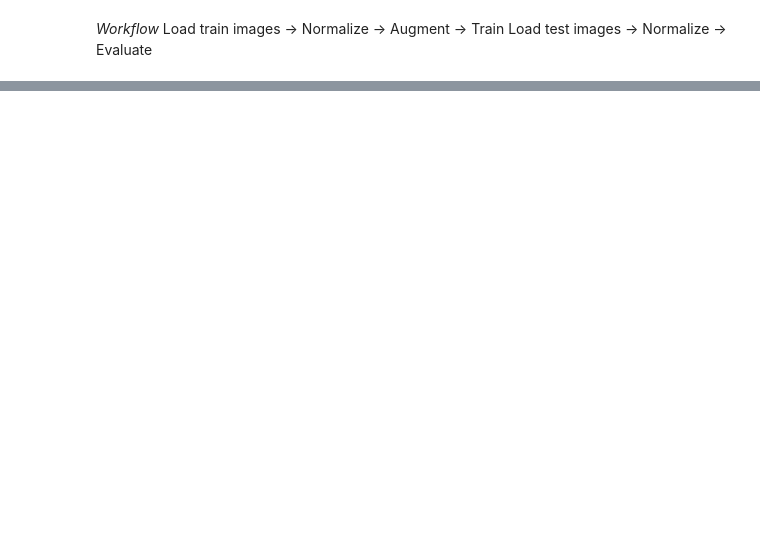
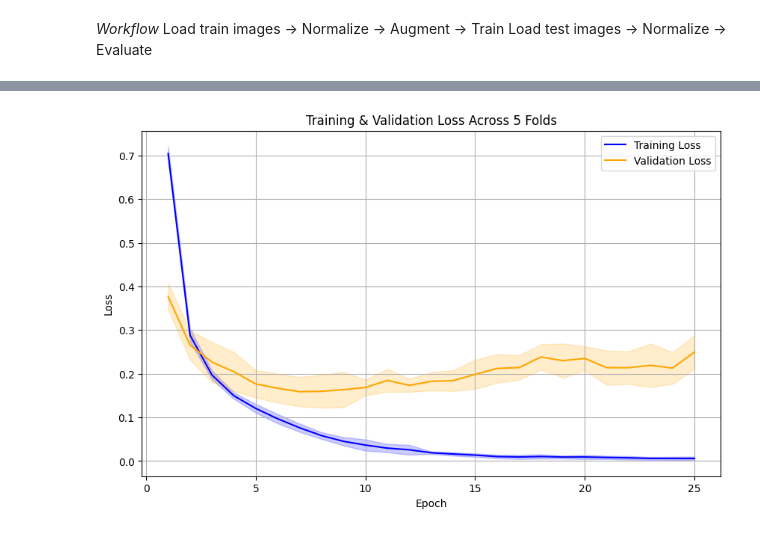
Before and after one commit to AweleChizim/aocdml, a Jupyter notebook: ocdml.ipynb, the cells around one changed output, grey strips where cells are left out. Drawn from its saved outputs; the diff is of its cells as text; code cells hidden in the pictures; blank space fills up the shorter version.

```diff
--- a/ocdml.ipynb
+++ b/ocdml.ipynb
@@ -323,45 +359,47 @@ plt.show()
 # %%
 # Training Loss and Validation Loss Plotting
 train_loss_folds = [
-    [0.9093, 0.4571, 0.2997, 0.2256, 0.1854, 0.154, 0.131, 0.1073, 0.0862, 0.0761, 0.0625, 0.0455, 0.0448, 0.0332, 0.0343, 0.0366, 0.0318, 0.0353, 0.0165, 0.0104, 0.0074, 0.0077, 0.0088, 0.0061, 0.0068],
-    [0.9016, 0.4466, 0.2981, 0.2228, 0.1832, 0.1444, 0.115, 0.0903, 0.0682, 0.0586, 0.0393, 0.0323, 0.0298, 0.0261, 0.0207, 0.0141, 0.0168, 0.013, 0.0065, 0.0046, 0.0038, 0.0032, 0.0025, 0.0018, 0.0016],
-    [0.9169, 0.4384, 0.2972, 0.2245, 0.1783, 0.1412, 0.1097, 0.089, 0.0617, 0.0461, 0.0442, 0.0278, 0.018, 0.0143, 0.0162, 0.0147, 0.0151, 0.0187, 0.0282, 0.0119, 0.0119, 0.0121, 0.0099, 0.0088, 0.0105],
-    [0.8931, 0.452, 0.2963, 0.2272, 0.1874, 0.1544, 0.1182, 0.0946, 0.0711, 0.0509, 0.0374, 0.0279, 0.0179, 0.0162, 0.0149, 0.0127, 0.0103, 0.0049, 0.0047, 0.0036, 0.0024, 0.0026, 0.0021, 0.0012, 0.0013],
-    [0.9087, 0.4787, 0.3271, 0.2424, 0.1797, 0.1403, 0.0973, 0.0783, 0.0588, 0.0521, 0.0378, 0.0303, 0.0254, 0.018, 0.0166, 0.0112, 0.0111, 0.0114, 0.011, 0.0108, 0.0095, 0.0078, 0.0077, 0.0086, 0.0063],
+    [0.7238, 0.3006, 0.1968, 0.1498, 0.1301, 0.0974, 0.0778, 0.0598, 0.0471, 0.0404, 0.0348, 0.0394, 0.0229, 0.0222, 0.0197, 0.0164, 0.0164, 0.0125, 0.0101, 0.0137, 0.0123, 0.0117, 0.0109, 0.0107, 0.0085],
+    [0.6824, 0.2680, 0.1776, 0.1357, 0.1075, 0.0832, 0.0641, 0.0457, 0.0308, 0.0188, 0.0178, 0.0106, 0.0160, 0.0162, 0.0129, 0.0071, 0.0049, 0.0073, 0.0069, 0.0043, 0.0054, 0.0020, 0.0018, 0.0011, 5.4098e-04],
+    [0.6932, 0.2861, 0.2043, 0.156, 0.1132, 0.0907, 0.0693, 0.054, 0.0378, 0.0256, 0.019, 0.0146, 0.0154, 0.0103, 0.0085, 0.0051, 0.0032, 0.0033, 0.004, 0.0028, 0.0029, 0.0034, 0.0029, 0.0014, 0.0012],
+    [0.7014, 0.2773, 0.2014, 0.152, 0.1178, 0.0965, 0.0774, 0.064, 0.0567, 0.0548, 0.0419, 0.0341, 0.0203, 0.0146, 0.0103, 0.0106, 0.0116, 0.0103, 0.0103, 0.0107, 0.0087, 0.0117, 0.0069, 0.009, 0.0059],
+    [0.7224, 0.3099, 0.2055, 0.1543, 0.1338, 0.1156, 0.0921, 0.0672, 0.053, 0.0429, 0.0338, 0.03, 0.0201, 0.017, 0.0162, 0.0118, 0.0102, 0.018, 0.014, 0.0145, 0.0117, 0.0076, 0.0072, 0.0072, 0.0127],
 ]
 
 val_loss_folds = [
-    [0.4362, 0.3338, 0.2962, 0.279, 0.2743, 0.2838, 0.2807, 0.2868, 0.2997, 0.3102, 0.3086, 0.3577, 0.3741, 0.3894, 0.4208, 0.4037, 0.3843, 0.3858, 0.3815, 0.4091, 0.4198, 0.4837, 0.4383, 0.4516, 0.4575],
-    [0.4282, 0.3325, 0.2861, 0.2627, 0.2481, 0.2416, 0.2295, 0.229, 0.2382, 0.23, 0.2427, 0.2973, 0.3772, 0.3913, 0.2704, 0.2505, 0.2541, 0.2538, 0.2629, 0.2747, 0.2773, 0.2795, 0.2887, 0.3025, 0.3051],
-    [0.4717, 0.3326, 0.308, 0.31, 0.2961, 0.284, 0.2887, 0.2628, 0.267, 0.2771, 0.2691, 0.3042, 0.3359, 0.3928, 0.3684, 0.3098, 0.3078, 0.3562, 0.3524, 0.3321, 0.339, 0.3394, 0.3469, 0.3547, 0.3591],
-    [0.3265, 0.2304, 0.1986, 0.2203, 0.2211, 0.2212, 0.2264, 0.2138, 0.2199, 0.2299, 0.2314, 0.2534, 0.2645, 0.2987, 0.2885, 0.241, 0.2275, 0.271, 0.2738, 0.2545, 0.2677, 0.2739, 0.2713, 0.2805, 0.2802],
-    [0.4866, 0.3669, 0.3549, 0.278, 0.279, 0.2531, 0.2364, 0.2262, 0.2432, 0.251, 0.2323, 0.2092, 0.2147, 0.201, 0.1998, 0.2012, 0.216, 0.2094, 0.209, 0.2198, 0.2329, 0.2438, 0.2591, 0.2627, 0.2523],
+    [0.4204, 0.3194, 0.2692, 0.2635, 0.206, 0.215, 0.1994, 0.1885, 0.1945, 0.1755, 0.1655, 0.1619, 0.1698, 0.1762, 0.1795, 0.1856, 0.1861, 0.226, 0.21, 0.2418, 0.2298, 0.2094, 0.2102, 0.2077, 0.219],
+    [0.3528, 0.2203, 0.1805, 0.1664, 0.1489, 0.145, 0.1404, 0.1542, 0.1656, 0.1806, 0.1943, 0.1799, 0.1711, 0.1898, 0.1895, 0.2061, 0.2312, 0.2485, 0.2601, 0.2411, 0.2394, 0.2409, 0.2632, 0.2526, 0.2693],
+    [0.3692, 0.2809, 0.2467, 0.2137, 0.178, 0.1574, 0.1486, 0.1386, 0.1373, 0.1437, 0.1464, 0.1534, 0.1597, 0.1573, 0.1523, 0.1696, 0.1822, 0.1875, 0.1662, 0.1862, 0.1837, 0.174, 0.2102, 0.1864, 0.1951],
+    [0.3407, 0.2437, 0.2735, 0.2374, 0.2153, 0.1928, 0.1945, 0.2124, 0.2173, 0.1907, 0.1952, 0.1964, 0.2177, 0.2268, 0.245, 0.2528, 0.257, 0.2651, 0.2773, 0.2719, 0.2622, 0.2701, 0.2767, 0.2552, 0.2617],
+    [0.4028, 0.264, 0.1638, 0.1422, 0.1347, 0.1237, 0.1111, 0.1048, 0.103, 0.1519, 0.2224, 0.1753, 0.1946, 0.1712, 0.2261, 0.2462, 0.2141, 0.2638, 0.2367, 0.2346, 0.1544, 0.175, 0.1357, 0.1631, 0.3035],
 ]
 
 # Convert to numpy arrays for easy calculation
 train_loss_folds = np.array(train_loss_folds)
 val_loss_folds = np.array(val_loss_folds)
 
 # Compute mean and std per epoch
 train_mean = train_loss_folds.mean(axis=0)
 train_std = train_loss_folds.std(axis=0)
 val_mean = val_loss_folds.mean(axis=0)
 val_std = val_loss_folds.std(axis=0)
 
 epochs = np.arange(1, 26)
 
 # Plot with shaded std
 plt.figure(figsize=(10,6))
 plt.plot(epochs, train_mean, label='Training Loss', color='blue')
 plt.fill_between(epochs, train_mean - train_std, train_mean + train_std, color='blue', alpha=0.2)
 plt.plot(epochs, val_mean, label='Validation Loss', color='orange')
 plt.fill_between(epochs, val_mean - val_std, val_mean + val_std, color='orange', alpha=0.2)
 plt.xlabel('Epoch')
 plt.ylabel('Loss')
 plt.title('Training & Validation Loss Across 5 Folds')
 plt.legend()
 plt.grid(True)
 plt.show()
+# %% [output]
+[figure, added]
 # %%
 # Test Performance Metrics Plotting
 
```
Also changed, not shown: parts of 9 cells of this notebook, 5 other files.
